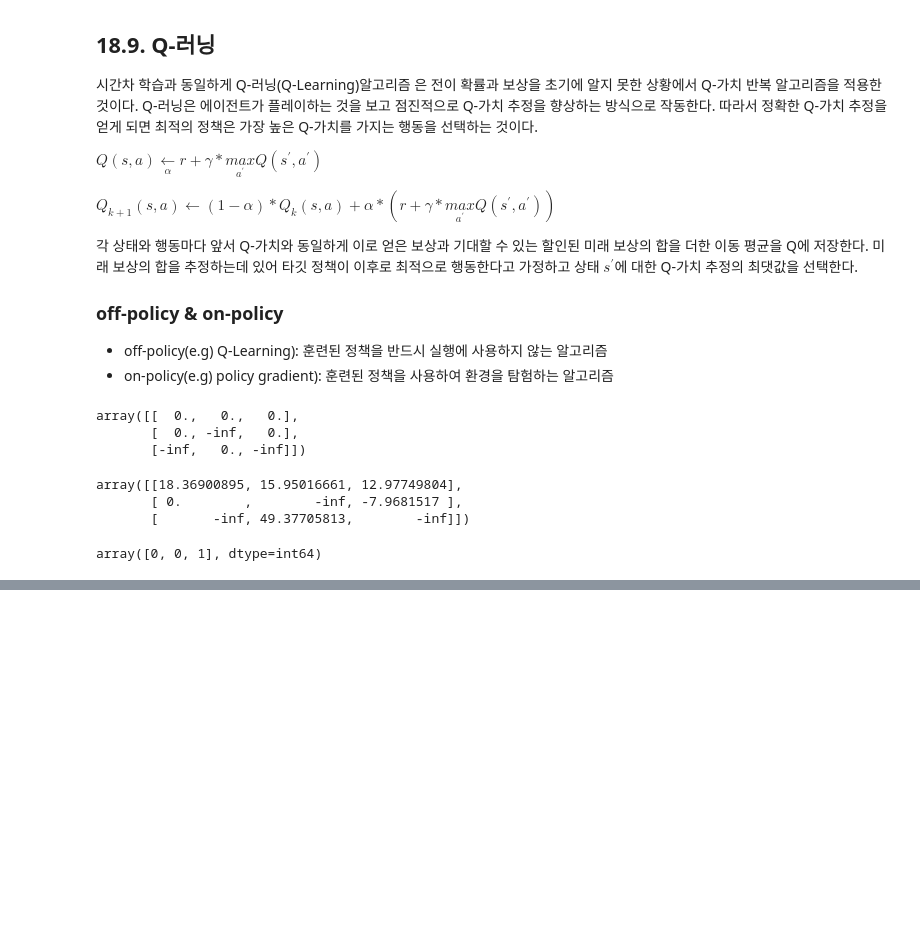
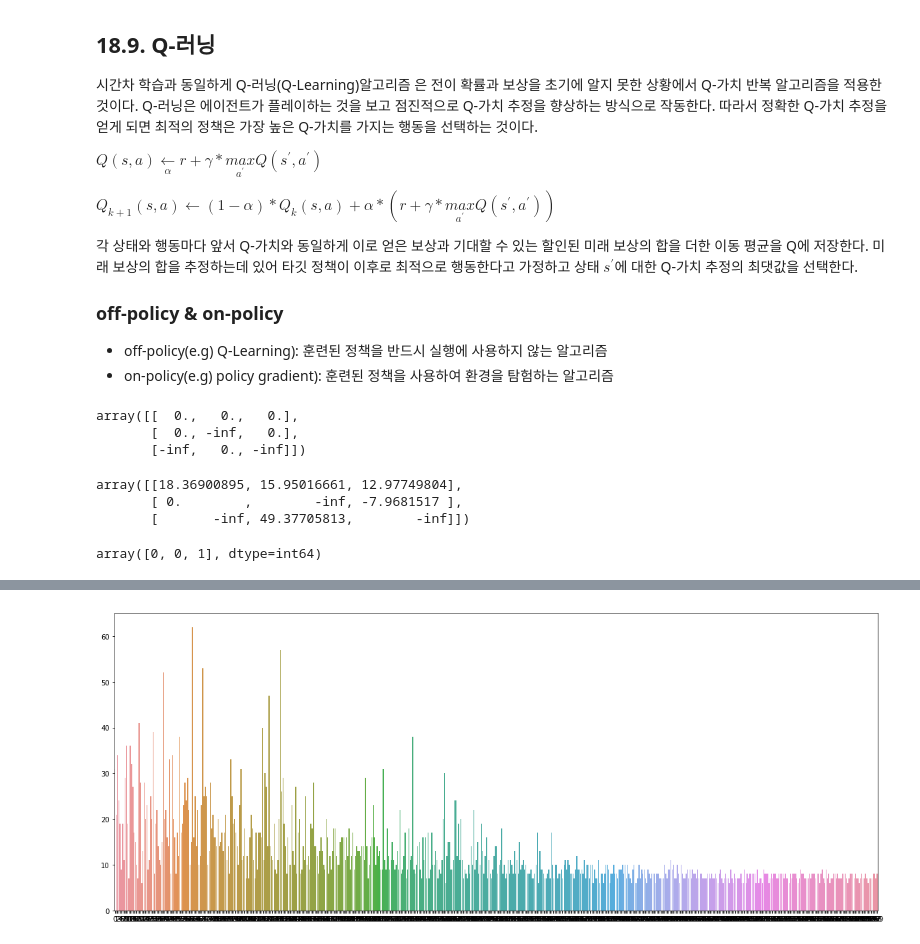
Before and after one commit to JerryKwon/handson-ml2-review, a Jupyter notebook: part2. DL/18. 강화 학습/18. 강화 학습.ipynb, the cells around one changed output, grey strips where cells are left out. Cells and saved outputs as stored; diff of their text form; code cells hidden in the pictures; blank space fills up the shorter version.

```diff
--- a/part2. DL/18. 강화 학습/18. 강화 학습.ipynb
+++ b/part2. DL/18. 강화 학습/18. 강화 학습.ipynb
@@ -779,0 +852,9 @@ def training_step(batch_size):
+# %%
+from copy import deepcopy
+
+env = gym.make("CartPole-v0")
+input_shape = env.observation_space.shape[0]
+output_shape= env.action_space.n
+
+online_dqn = DQN(input_shape,output_shape)
+target_dqn = online_dqn
@@ -779,0 +893,28 @@ def training_step(batch_size):
+# %%
+rewards = []
+online_dqn.train()
+for episode in range(600):
+
+    obs = env.reset()
+    epi_reward = 0
+    for step in range(200):
+        epsilon = max(1 - episode/500,0.01)
+        obs, reward, done, info = play_one_step(env, obs, epsilon)
+        reward = reward if not done else -1
+        epi_reward += reward
+        if done:
+            break
+    rewards.append(epi_reward)
+    if episode > 50:
+        training_step(batch_size)
+    if episode % 50 == 0:
+        target_dqn.load_state_dict(online_dqn.state_dict())
+# %%
+import seaborn as sns
+import matplotlib.pyplot as plt
+
+plt.figure(figsize=[20,8])
+sns.barplot(x=list(range(len(rewards))),y=rewards)
+plt.show()
+# %% [output]
+[figure, added]
```
Also changed, not shown: parts of 15 cells of this notebook.
